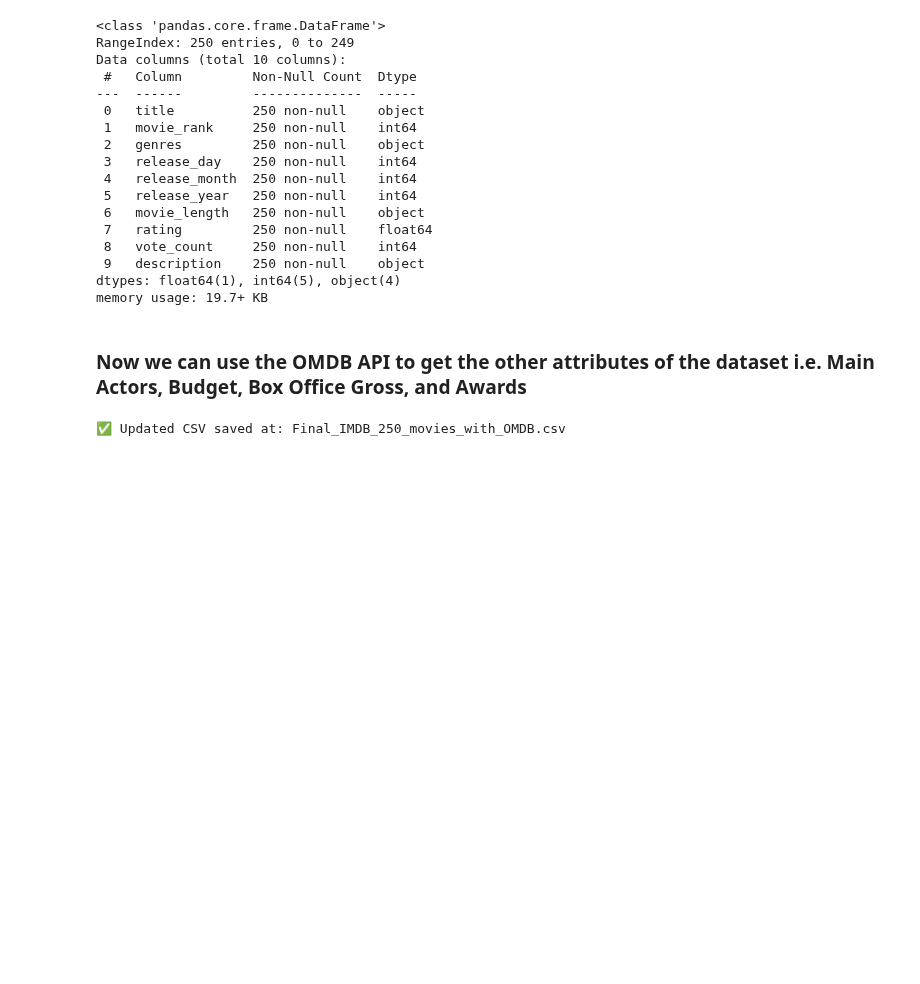
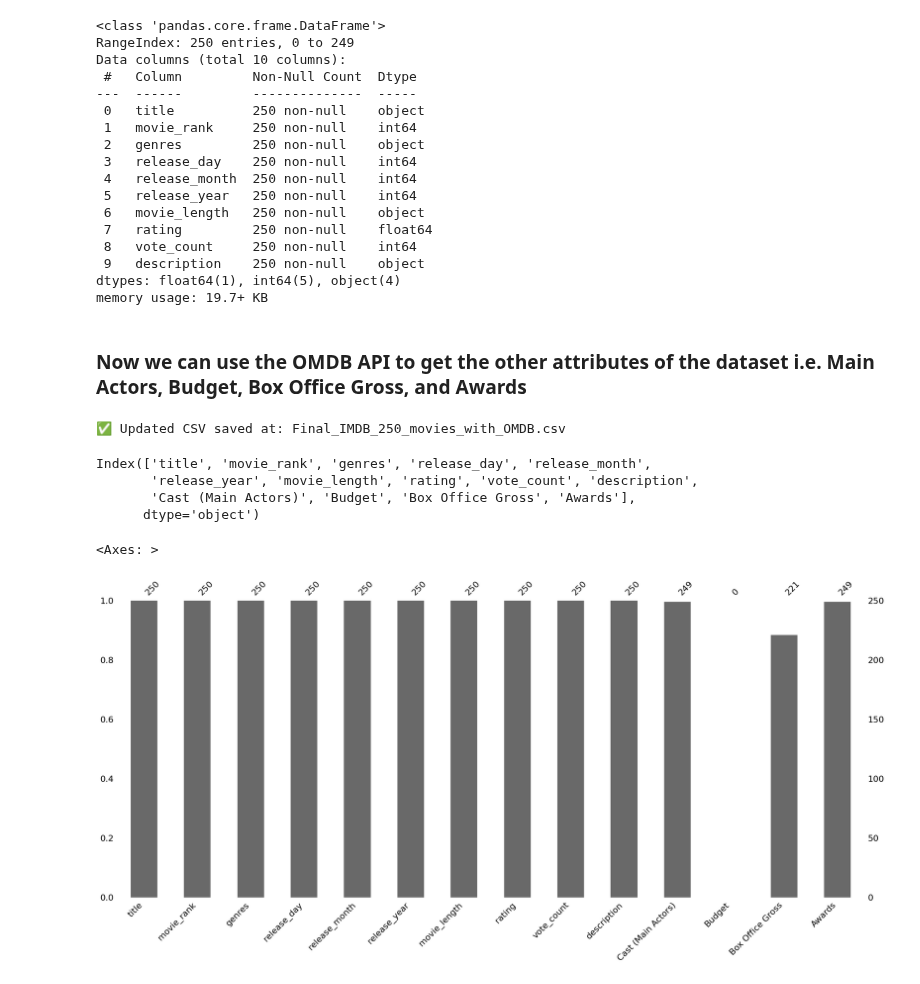
Before and after one commit to Cemputus/Data-Mining-and-Wrangling---movie-scraping, a Jupyter notebook: Analysis/Nsubuga.ipynb, the cells around one changed output. Saved outputs shown, nothing was run; the diff lists cells and outputs as text; code cells hidden in the pictures; blank space fills up the shorter version.

```diff
--- a/Analysis/Nsubuga.ipynb
+++ b/Analysis/Nsubuga.ipynb
@@ -121,3 +121,18 @@ df.to_csv(new_df_path, index=False, encoding="utf-8")
 print(f"✅ Updated CSV saved at: {new_df_path}")
 # %% [output]
 ✅ Updated CSV saved at: Final_IMDB_250_movies_with_OMDB.csv
+# %%
+df1 = pd.read_csv("Final_IMDB_250_movies_with_OMDB.csv")
+
+df1.columns
+# %% [output]
+Index(['title', 'movie_rank', 'genres', 'release_day', 'release_month',
+       'release_year', 'movie_length', 'rating', 'vote_count', 'description',
+       'Cast (Main Actors)', 'Budget', 'Box Office Gross', 'Awards'],
+      dtype='object')
+# %%
+#### checking for missing values in the Box Office column
+mns.bar(df1)
+# %% [output]
+<Axes: >
+[figure, added]
```
Also changed, not shown: parts of 1 cell of this notebook.
